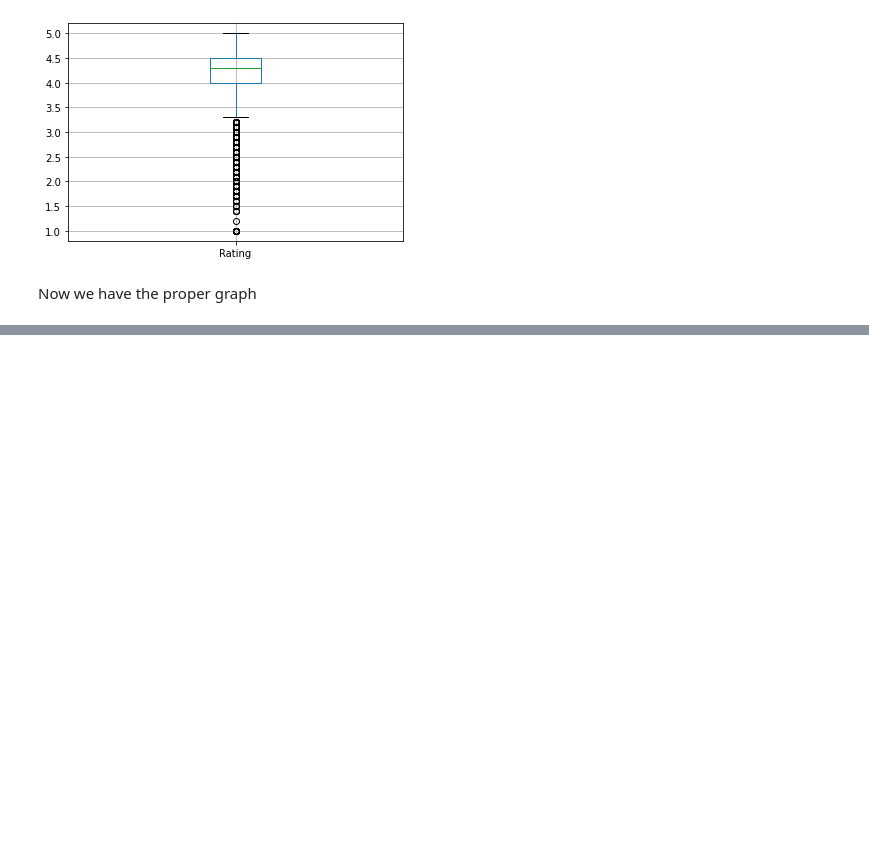
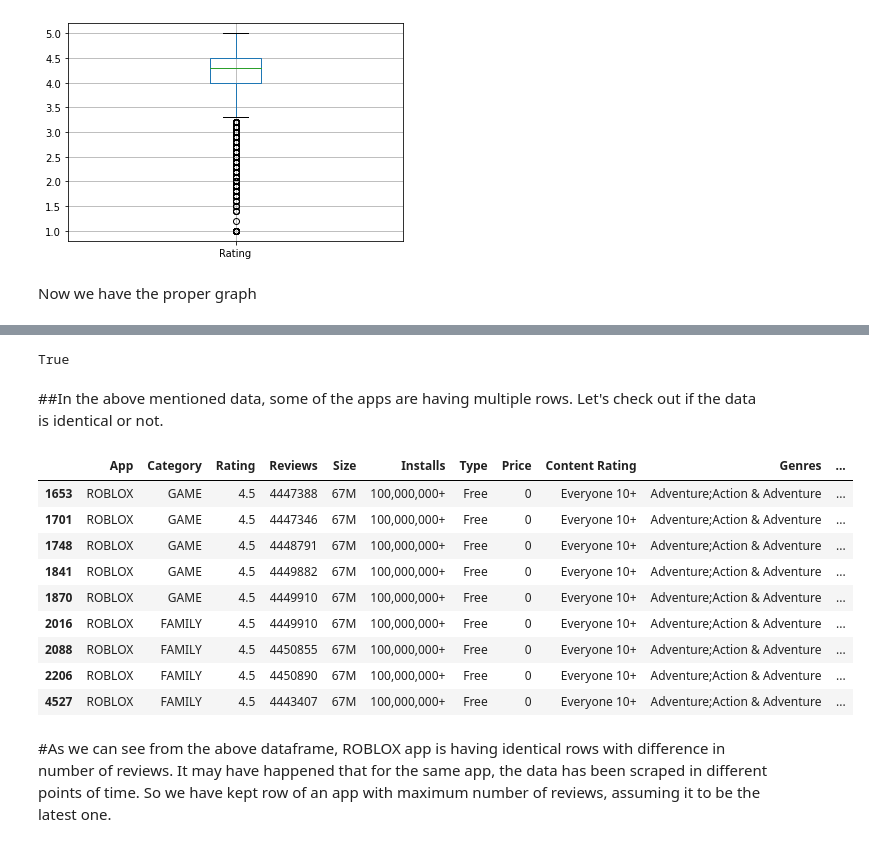
Before and after one commit to Team-AlmaBetter/playstore-analysis, a Jupyter notebook: Copy_of_Untitled0.ipynb, the cells around one changed output, grey strips where cells are left out. Cells and saved outputs as stored; diff of their text form; code cells hidden in the pictures; blank space fills up the shorter version.

```diff
--- a/Copy_of_Untitled0.ipynb
+++ b/Copy_of_Untitled0.ipynb
@@ -186,0 +207,22 @@ Next in eda to nest
+# %%
+boolean = df_Play_Store['App'].duplicated().any()
+boolean
+# %% [output]
+True
+# %% [markdown]
+##In the above mentioned data, some of the apps are having multiple rows. Let's check out if the data is identical or not.
+# %%
+df_Play_Store[df_Play_Store['App']=='ROBLOX']
+# %% [output]
+|  | App | Category | Rating | Reviews | Size | Installs | Type | Price | Content Rating | Genres | ... |
+| 1653 | ROBLOX | GAME | 4.5 | 4447388 | 67M | 100,000,000+ | Free | 0 | Everyone 10+ | Adventure;Action & Adventure | ... |
+| 1701 | ROBLOX | GAME | 4.5 | 4447346 | 67M | 100,000,000+ | Free | 0 | Everyone 10+ | Adventure;Action & Adventure | ... |
+| 1748 | ROBLOX | GAME | 4.5 | 4448791 | 67M | 100,000,000+ | Free | 0 | Everyone 10+ | Adventure;Action & Adventure | ... |
+| 1841 | ROBLOX | GAME | 4.5 | 4449882 | 67M | 100,000,000+ | Free | 0 | Everyone 10+ | Adventure;Action & Adventure | ... |
+| 1870 | ROBLOX | GAME | 4.5 | 4449910 | 67M | 100,000,000+ | Free | 0 | Everyone 10+ | Adventure;Action & Adventure | ... |
+| 2016 | ROBLOX | FAMILY | 4.5 | 4449910 | 67M | 100,000,000+ | Free | 0 | Everyone 10+ | Adventure;Action & Adventure | ... |
+| 2088 | ROBLOX | FAMILY | 4.5 | 4450855 | 67M | 100,000,000+ | Free | 0 | Everyone 10+ | Adventure;Action & Adventure | ... |
+| 2206 | ROBLOX | FAMILY | 4.5 | 4450890 | 67M | 100,000,000+ | Free | 0 | Everyone 10+ | Adventure;Action & Adventure | ... |
+| 4527 | ROBLOX | FAMILY | 4.5 | 4443407 | 67M | 100,000,000+ | Free | 0 | Everyone 10+ | Adventure;Action & Adventure | ... |
+# %% [markdown]
+#As we can see from the above dataframe, ROBLOX app is having identical rows with difference in number of reviews. It may have happened that for the same app, the data has been scraped in different points of time. So we have kept row of an app with maximum number of reviews, assuming it to be the latest one.
```
Also changed, not shown: parts of 21 cells of this notebook.
